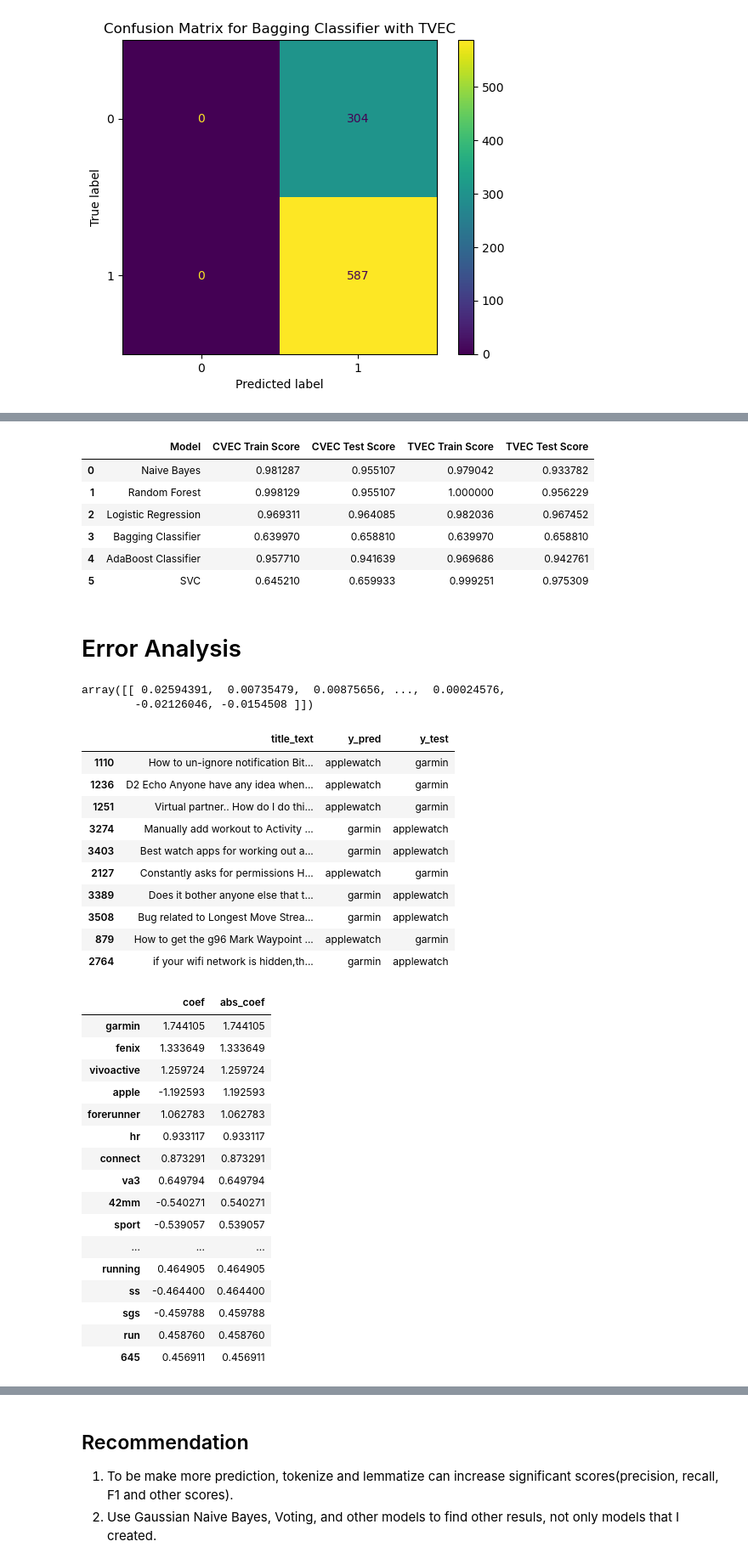
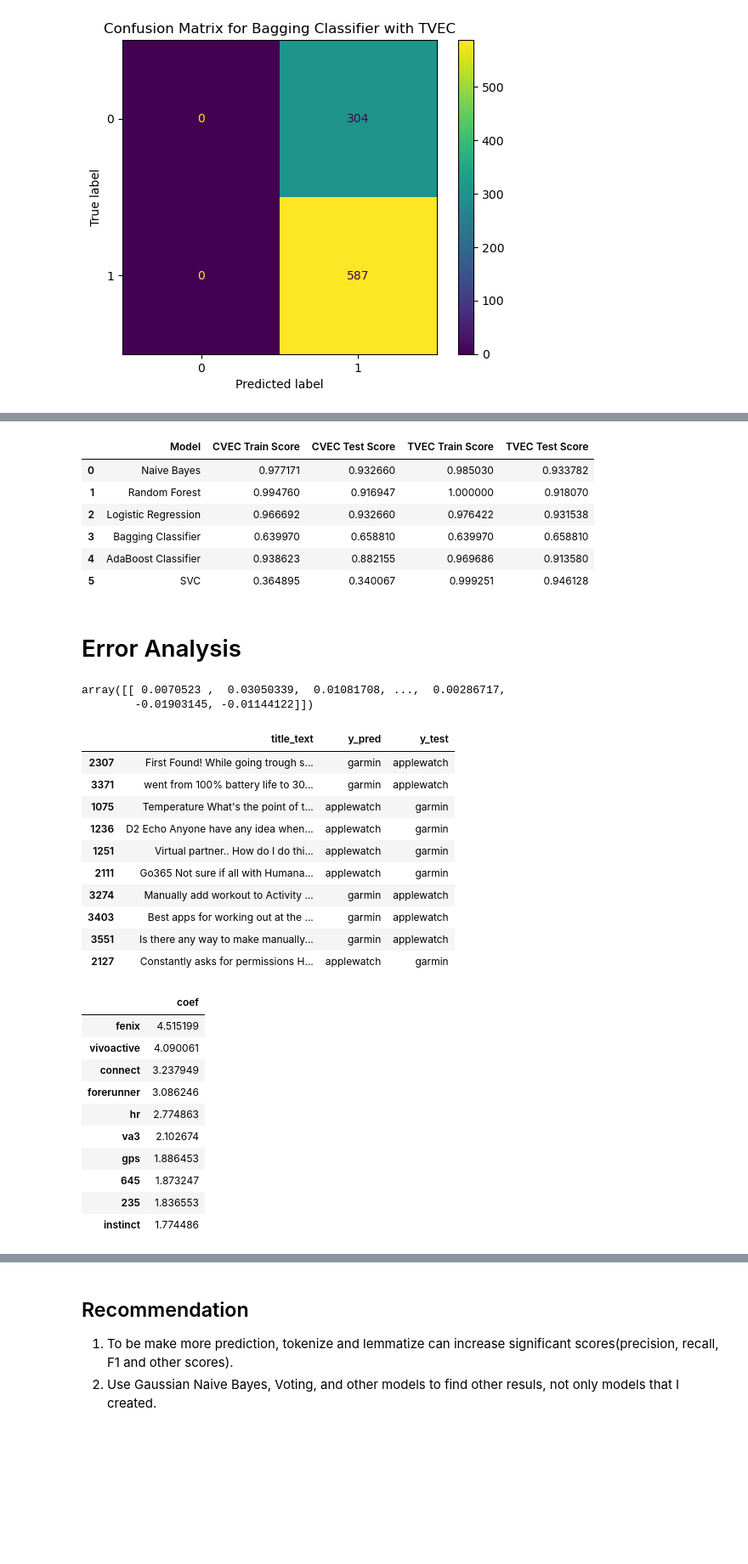
Before and after one commit to pacharajson/project3_reddit_NLP, a Jupyter notebook: code/Modeling&Evaluation.ipynb, the cells around one changed output, grey strips where cells are left out. Shown: that part at 85% size. Saved outputs shown, nothing was run; the diff lists cells and outputs as text; code cells hidden in the pictures; blank space fills up the shorter version.

```diff
--- a/code/Modeling&Evaluation.ipynb
+++ b/code/Modeling&Evaluation.ipynb
@@ -15,4 +16,4 @@ from sklearn.feature_extraction.text import CountVectorizer, TfidfVectorizer
 # %%
 from pandas import read_csv
 
-watch_df = read_csv("watch_df.csv")
+watch_df = read_csv("../data/watch_df.csv")
@@ -89,3 +84,7 @@ def train_and_evaluate_model(X_train, X_test, y_train, y_test, model, params):
     print(f"Train score: {gs.score(X_train, y_train)}")
     print(f"Test score: {gs.score(X_test, y_test)}")
     return gs
+# %%
+# Remove "garmin" and "apple" from X_train and X_test dataframes
+X_train["title_text"] = X_train["title_text"].str.replace('garmin', '', regex=True, flags=re.I).str.replace('apple', '', regex=True, flags=re.I)
+X_test["title_text"] = X_test["title_text"].str.replace('garmin', '', regex=True, flags=re.I).str.replace('apple', '', regex=True, flags=re.I)
@@ -91,0 +99,4 @@ def train_and_evaluate_model(X_train, X_test, y_train, y_test, model, params):
+# %%
+# Remove "00garmin", "bandapple", and any stick alphabet with name are removed from X_train and X_test
+X_train["title_text"] = X_train["title_text"].str.replace('00garmin', '', regex=True, flags=re.I).str.replace('bandapple', '', regex=True, flags=re.I).str.replace('applewatch', '', regex=True, flags=re.I).str.replace('garminwatch', '', regex=True, flags=re.I).str.replace('watch', '', regex=True, flags=re.I)
+X_test["title_text"] = X_test["title_text"].str.replace('00garmin', '', regex=True, flags=re.I).str.replace('bandapple', '', regex=True, flags=re.I).str.replace('applewatch', '', regex=True, flags=re.I).str.replace('garminwatch', '', regex=True, flags=re.I).str.replace('watch', '', regex=True, flags=re.I)
@@ -397,13 +446,13 @@ tvec_test_scores = [nb_gs.score(X_test_tvec, y_test), rf_gs.score(X_test_tvec, y
 models_score_train_test = pd.DataFrame({'Model': models, 'CVEC Train Score': cvec_train_scores, 'CVEC Test Score': cvec_test_scores, 'TVEC Train Score': tvec_train_scores, 'TVEC Test Score': tvec_test_scores})
 
 # save the dataframe to csv
-models_score_train_test.to_csv('models_score_train_test.csv', index=False)
+models_score_train_test.to_csv('../data/models_score_train_test.csv', index=False)
 models_score_train_test
 # %% [output]
 |  | Model | CVEC Train Score | CVEC Test Score | TVEC Train Score | TVEC Test Score |
-| 0 | Naive Bayes | 0.981287 | 0.955107 | 0.979042 | 0.933782 |
-| 1 | Random Forest | 0.998129 | 0.955107 | 1.000000 | 0.956229 |
-| 2 | Logistic Regression | 0.969311 | 0.964085 | 0.982036 | 0.967452 |
+| 0 | Naive Bayes | 0.977171 | 0.932660 | 0.985030 | 0.933782 |
+| 1 | Random Forest | 0.994760 | 0.916947 | 1.000000 | 0.918070 |
+| 2 | Logistic Regression | 0.966692 | 0.932660 | 0.976422 | 0.931538 |
 | 3 | Bagging Classifier | 0.639970 | 0.658810 | 0.639970 | 0.658810 |
-| 4 | AdaBoost Classifier | 0.957710 | 0.941639 | 0.969686 | 0.942761 |
-| 5 | SVC | 0.645210 | 0.659933 | 0.999251 | 0.975309 |
+| 4 | AdaBoost Classifier | 0.938623 | 0.882155 | 0.969686 | 0.913580 |
+| 5 | SVC | 0.364895 | 0.340067 | 0.999251 | 0.946128 |
@@ -424,8 +464,8 @@ lr = LogisticRegression(C=0.1)
 lr.fit(X_train_cvec, y_train)
 lr.coef_
 # %% [output]
-array([[ 0.02594391,  0.00735479,  0.00875656, ...,  0.00024576,
-        -0.02126046, -0.0154508 ]])
+array([[ 0.0070523 ,  0.03050339,  0.01081708, ...,  0.00286717,
+        -0.01903145, -0.01144122]])
 # %%
 # Check misclassified posts
 y_pred = lr.predict(X_test_cvec)
@@ -435,15 +475,15 @@ X_test[X_test['y_pred'] != X_test['y_test']]
 X_test[X_test['y_pred'] != X_test['y_test']].head(10)
 # %% [output]
 |  | title_text | y_pred | y_test |
-| 1110 | How to un-ignore notification Bit... | applewatch | garmin |
+| 2307 | First Found! While going trough s... | garmin | applewatch |
+| 3371 | went from 100% battery life to 30... | garmin | applewatch |
+| 1075 | Temperature What's the point of t... | applewatch | garmin |
 | 1236 | D2 Echo Anyone have any idea when... | applewatch | garmin |
 | 1251 | Virtual partner.. How do I do thi... | applewatch | garmin |
+| 2111 | Go365 Not sure if all with Humana... | applewatch | garmin |
 | 3274 | Manually add workout to Activity ... | garmin | applewatch |
-| 3403 | Best watch apps for working out a... | garmin | applewatch |
+| 3403 | Best apps for working out at the ... | garmin | applewatch |
+| 3551 | Is there any way to make manually... | garmin | applewatch |
 | 2127 | Constantly asks for permissions H... | applewatch | garmin |
-| 3389 | Does it bother anyone else that t... | garmin | applewatch |
-| 3508 | Bug related to Longest Move Strea... | garmin | applewatch |
-| 879 | How to get the g96 Mark Waypoint ... | applewatch | garmin |
-| 2764 | if your wifi network is hidden,th... | garmin | applewatch |
 # %%
 # Save misclassified posts to csv
@@ -451,29 +491,24 @@ X_test[X_test['y_pred'] != X_test['y_test']].to_csv('misclassified_posts.csv', i
 # %%
-# Bias Analysis
 # Find the most important words for each subreddit
 # Create a dataframe with the coefficients
+import numpy as np
 coef_df = pd.DataFrame(lr.coef_, columns=cvec.get_feature_names_out()).T
+coef_df = np.exp(coef_df)
 coef_df.columns = ['coef']
-coef_df['abs_coef'] = coef_df['coef'].abs()
-coef_df.sort_values(by='abs_coef', ascending=False).head(20)
+coef_df.sort_values(by='coef', ascending=False, inplace=True)
+coef_df.head(10)
 # %% [output]
-|  | coef | abs_coef |
-| garmin | 1.744105 | 1.744105 |
-| fenix | 1.333649 | 1.333649 |
-| vivoactive | 1.259724 | 1.259724 |
-| apple | -1.192593 | 1.192593 |
-| forerunner | 1.062783 | 1.062783 |
-| hr | 0.933117 | 0.933117 |
-| connect | 0.873291 | 0.873291 |
-| va3 | 0.649794 | 0.649794 |
-| 42mm | -0.540271 | 0.540271 |
-| sport | -0.539057 | 0.539057 |
-| ... | ... | ... |
-| running | 0.464905 | 0.464905 |
-| ss | -0.464400 | 0.464400 |
-| sgs | -0.459788 | 0.459788 |
-| run | 0.458760 | 0.458760 |
-| 645 | 0.456911 | 0.456911 |
+|  | coef |
+| fenix | 4.515199 |
+| vivoactive | 4.090061 |
+| connect | 3.237949 |
+| forerunner | 3.086246 |
+| hr | 2.774863 |
+| va3 | 2.102674 |
+| gps | 1.886453 |
+| 645 | 1.873247 |
+| 235 | 1.836553 |
+| instinct | 1.774486 |
 # %%
 # Feature Analysis
 # Get feature names
```
Also changed, not shown: parts of 32 cells of this notebook, 11 other files.
